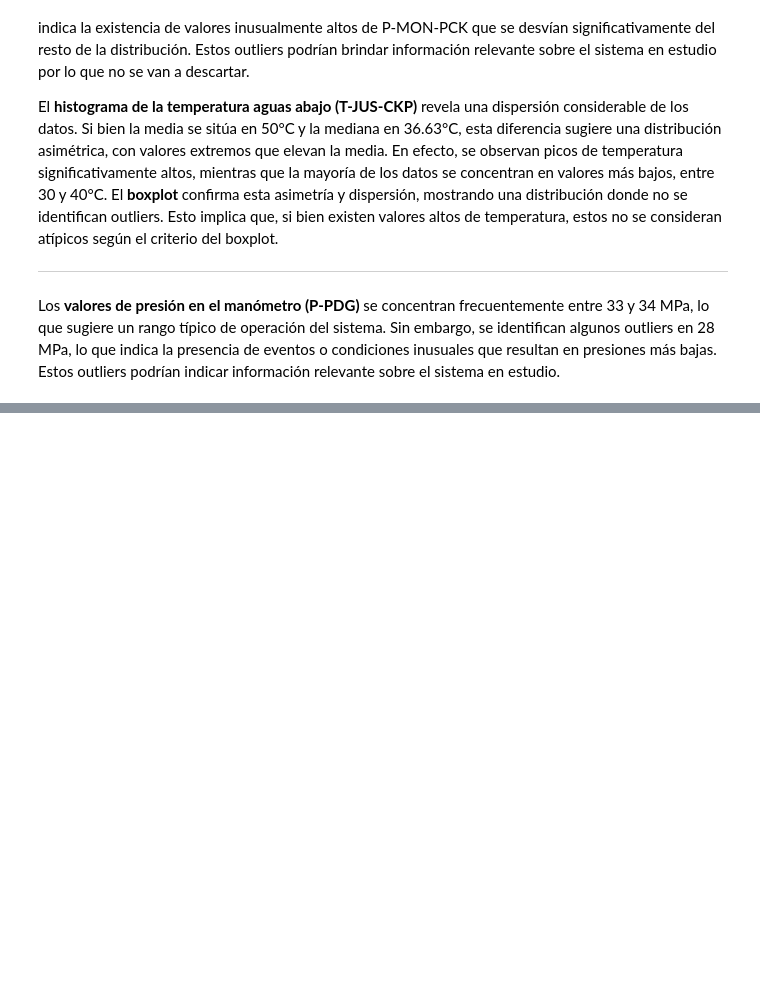
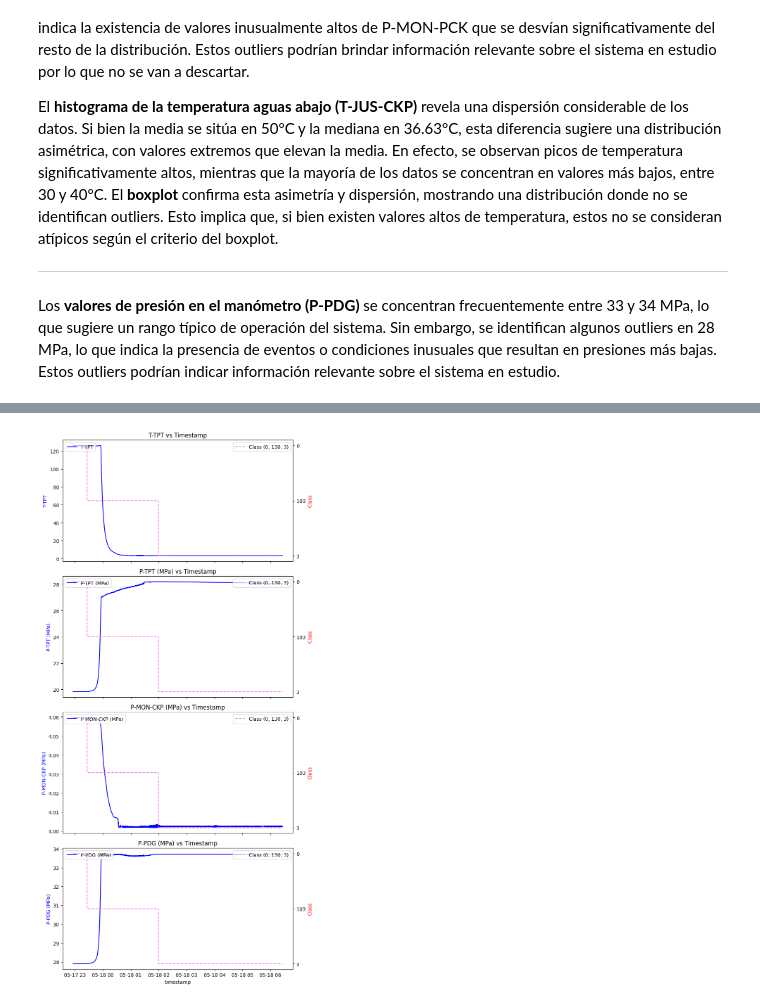
Before and after one commit to florencianionquepan/analisis_hidratos_offshore, a Jupyter notebook: Análisis_de_Hidratos_en_Línea_de_Producción_Offshore.ipynb, the cells around one changed output, grey strips where cells are left out. Drawn from its saved outputs; the diff is of its cells as text; code cells hidden in the pictures; blank space fills up the shorter version.

```diff
--- a/Análisis_de_Hidratos_en_Línea_de_Producción_Offshore.ipynb
+++ b/Análisis_de_Hidratos_en_Línea_de_Producción_Offshore.ipynb
@@ -442,0 +561,32 @@ Haremos uso de los histogramas para vsualizar la informacion real de los pozos W
+# %%
+## PRIMER ARCHIVO SIMULADO
+import seaborn as sns
+
+# Primer eje Y: Graficar la variable (ejemplo: presión o temperatura)
+df_simulated_1["timestamp"] = pd.to_datetime(df_simulated_1["timestamp"])  # Asegurar formato de fecha
+df_simulated_1=df_simulated_1.sort_values(by="timestamp") #en el csv se veia ordenado, pero nos aseguramos igual
+
+variables_ejey = ["T-TPT", "P-TPT (MPa)", "P-MON-CKP (MPa)", "T-JUS-CKP", "P-PDG (MPa)"]
+
+fig, axes = plt.subplots(len(variables), 1, figsize=(8, 4 * len(variables)), sharex=True)
+
+for i, var in enumerate(variables):
+    ax1 = axes[i]  # Primer eje Y
+    sns.lineplot(x=df_simulated_1["timestamp"], y=df_simulated_1[var], ax=ax1, label=var, color="blue")
+    ax1.set_ylabel(var, color="blue")
+
+    # Crear segundo eje Y
+    ax2 = ax1.twinx()
+    sns.lineplot(x=df_simulated_1["timestamp"], y=df_simulated_1["class"], ax=ax2, color="violet", linestyle="dashed", label="Class (0, 130, 3)")
+    ax2.set_ylabel("Class", color="red")
+
+    ax1.set_title(f"{var} vs Timestamp")
+    ax1.legend(loc="upper left")
+    ax2.legend(loc="upper right")
+
+plt.xlabel("Timestamp")
+plt.xticks(rotation=45)
+plt.tight_layout()
+plt.show()
+# %% [output]
+[figure, added]
```
Also changed, not shown: parts of 26 cells of this notebook.
